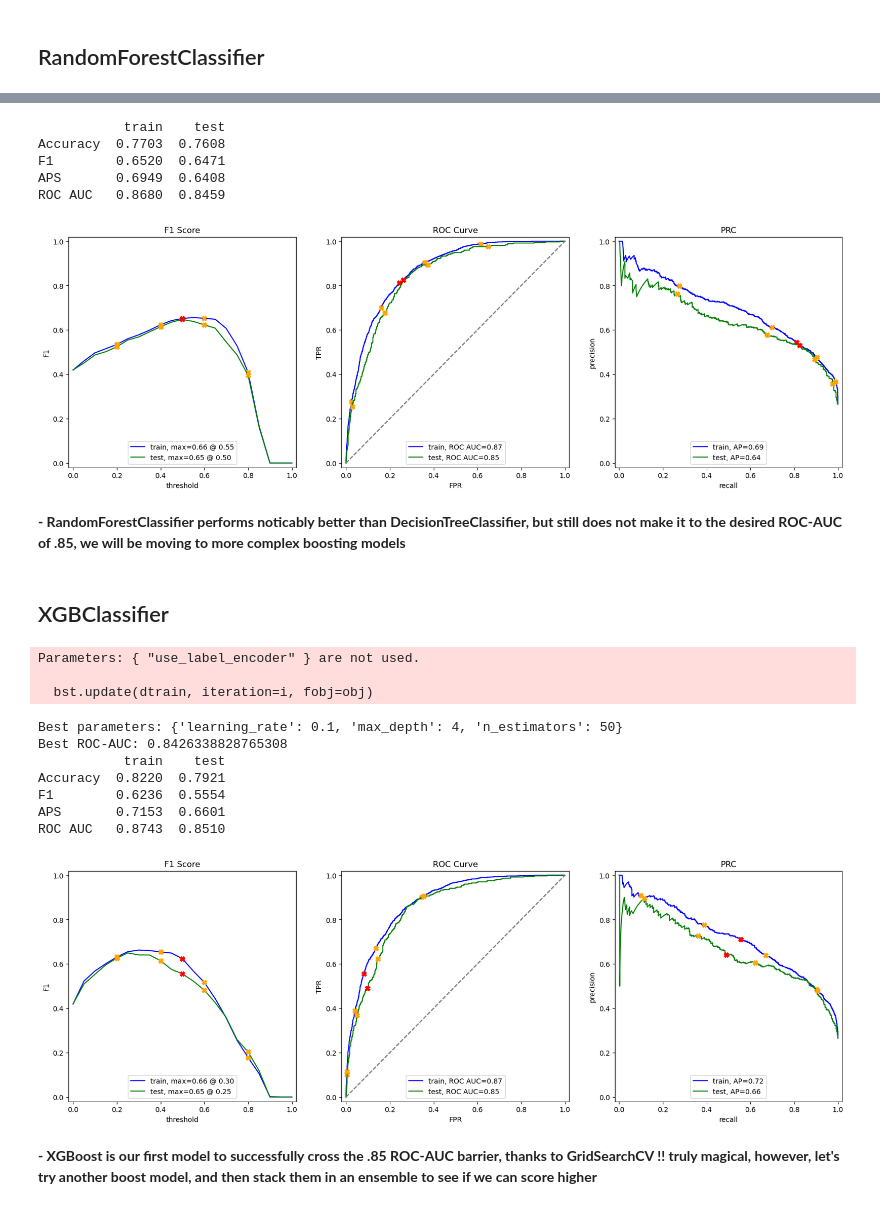
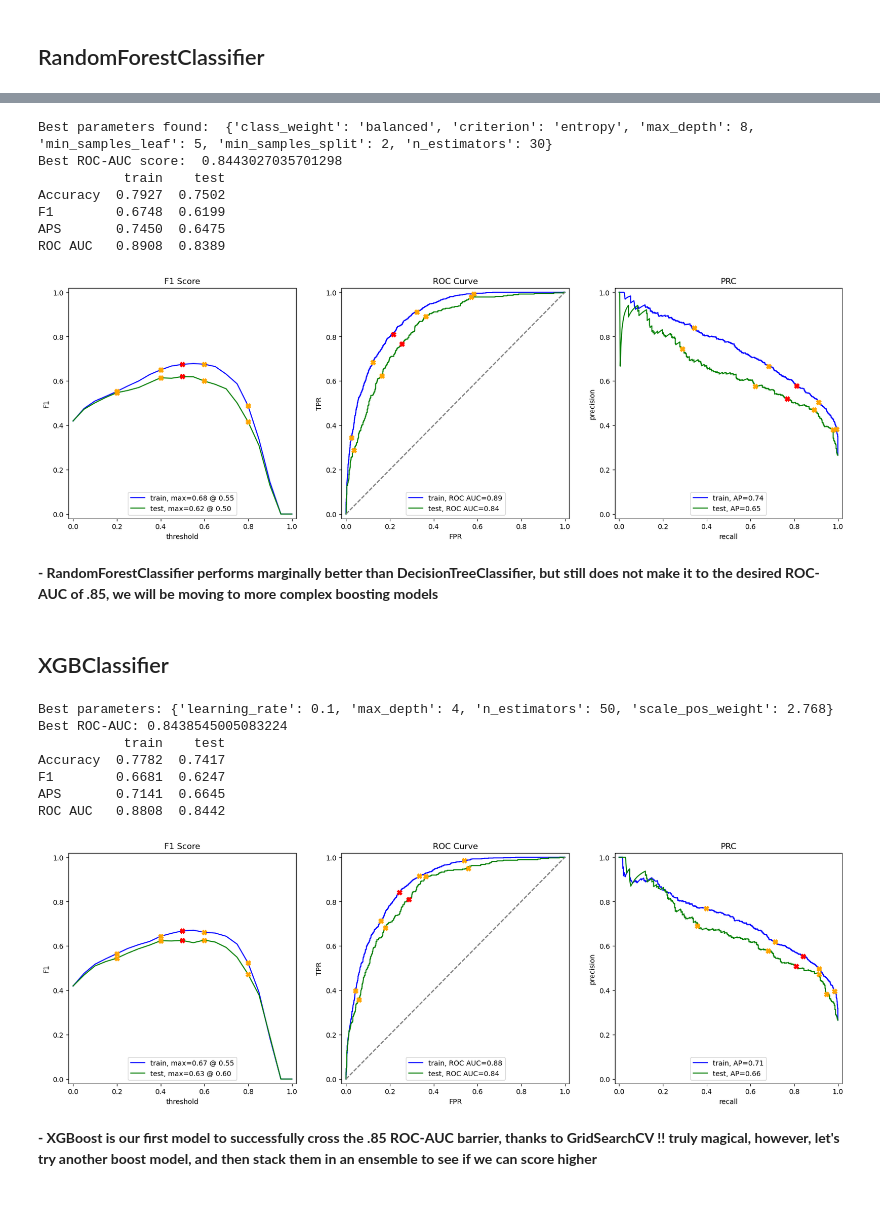
Before and after one commit to avonmims/101010.ds, a Jupyter notebook: School-Projects/Sprint-17-Final-Project/s17_solution.ipynb, the cells around one changed output, grey strips where cells are left out. Drawn from its saved outputs; the diff is of its cells as text; code cells hidden in the pictures.

```diff
--- a/School-Projects/Sprint-17-Final-Project/s17_solution.ipynb
+++ b/School-Projects/Sprint-17-Final-Project/s17_solution.ipynb
@@ -492,57 +556,75 @@ Best Model: RandomForestClassifier(class_weight='balanced', max_depth=6, n_estim
 # %%
-    #!! random forest model with optimal n_estimators and max_depth
-rf_model = best_model
-rf_model.fit(features_train, target_train)
+forest_params = {
+    'n_estimators': [25, 30, 35, 45],
+    'max_depth': [8, 10, 12, 14],
+    'min_samples_split': [2, 5, 10],
+    'min_samples_leaf': [1, 2, 5],
+    'criterion': ['gini', 'entropy'],
+    'class_weight': [None, 'balanced']
+}
 
-evaluate_model(rf_model, features_train, target_train, features_test, target_test)
+forest_grid = GridSearchCV(
+    estimator=RandomForestClassifier(random_state=777),
+    param_grid=forest_params,
+    cv=5,
+    scoring='roc_auc',
+    n_jobs=-1
+)
+
+forest_grid.fit(train_features, train_target)
+
+print("Best parameters found: ", forest_grid.best_params_)
+print("Best ROC-AUC score: ", forest_grid.best_score_)
+
+evaluate_model(forest_grid.best_estimator_, train_features, train_target, valid_features, valid_target)
 # %% [output]
+Best parameters found:  {'class_weight': 'balanced', 'criterion': 'entropy', 'max_depth': 8, 'min_samples_leaf': 5, 'min_samples_split': 2, 'n_estimators': 30}
+Best ROC-AUC score:  0.8443027035701298
            train    test
-Accuracy  0.7703  0.7608
-F1        0.6520  0.6471
-APS       0.6949  0.6408
-ROC AUC   0.8680  0.8459
+Accuracy  0.7927  0.7502
+F1        0.6748  0.6199
+APS       0.7450  0.6475
+ROC AUC   0.8908  0.8389
-[figure, old version]
+[figure, new version]
 # %% [markdown]
-**- RandomForestClassifier performs noticably better than DecisionTreeClassifier, but still does not make it to the desired ROC-AUC of .85, we will be moving to more complex boosting models**
+**- RandomForestClassifier performs marginally better than DecisionTreeClassifier, but still does not make it to the desired ROC-AUC of .85, we will be moving to more complex boosting models**
 # %% [markdown]
 ## XGBClassifier
 # %%
 xgb_params = {
     'n_estimators': [50, 100, 200],
     'max_depth': [4, 6, 8],
-    'learning_rate': [0.01, 0.1, 0.2]
+    'learning_rate': [0.01, 0.1, 0.2],
+    'scale_pos_weight': [None, 2.768],
 }
 
 xgb_grid = GridSearchCV(
-    estimator=XGBClassifier(eval_metric='auc', use_label_encoder=False, random_state=777),
+    estimator=XGBClassifier(eval_metric='auc', random_state=777),
     param_grid=xgb_params,
     scoring='roc_auc',
-    cv=3,
+    cv=5,
     n_jobs=-1,
     verbose=0
 )
 
-xgb_grid.fit(features_train, target_train)
+xgb_grid.fit(train_features, train_target)
 print('Best parameters:', xgb_grid.best_params_)
 print('Best ROC-AUC:', xgb_grid.best_score_)
 
-evaluate_model(xgb_grid.best_estimator_, features_train, target_train, features_test, target_test)
+evaluate_model(xgb_grid.best_estimator_, train_features, train_target, valid_features, valid_target)
 
-#xgb_model = XGBClassifier(eval_metric='auc', random_state=777)
-#xgb_model.fit(features_train, target_train)
-
-#evaluate_model(xgb_model, features_train, target_train, features_test, target_test)
+#xgb_model = XGBClassifier(eval_metric='auc', random_state=777, scale_pos_weight=2.768,
+#                          n_estimators=50, max_depth=4, learning_rate=0.1)
+#xgb_model.fit(train_features, train_target)
+#evaluate_model(xgb_model, train_features, train_target, valid_features, valid_target)
 # %% [output]
-Parameters: { "use_label_encoder" } are not used.
-
-  bst.update(dtrain, iteration=i, fobj=obj)
+Best parameters: {'learning_rate': 0.1, 'max_depth': 4, 'n_estimators': 50, 'scale_pos_weight': 2.768}
+Best ROC-AUC: 0.8438545005083224
+           train    test
+Accuracy  0.7782  0.7417
+F1        0.6681  0.6247
+APS       0.7141  0.6645
+ROC AUC   0.8808  0.8442
-Best parameters: {'learning_rate': 0.1, 'max_depth': 4, 'n_estimators': 50}
-Best ROC-AUC: 0.8426338828765308
-           train    test
-Accuracy  0.8220  0.7921
-F1        0.6236  0.5554
-APS       0.7153  0.6601
-ROC AUC   0.8743  0.8510
-[figure, old version]
+[figure, new version]
 # %% [markdown]
 **- XGBoost is our first model to successfully cross the .85 ROC-AUC barrier, thanks to GridSearchCV !! truly magical, however, let's try another boost model, and then stack them in an ensemble to see if we can score higher**
```
Also changed, not shown: parts of 39 cells of this notebook, 4 other files.
